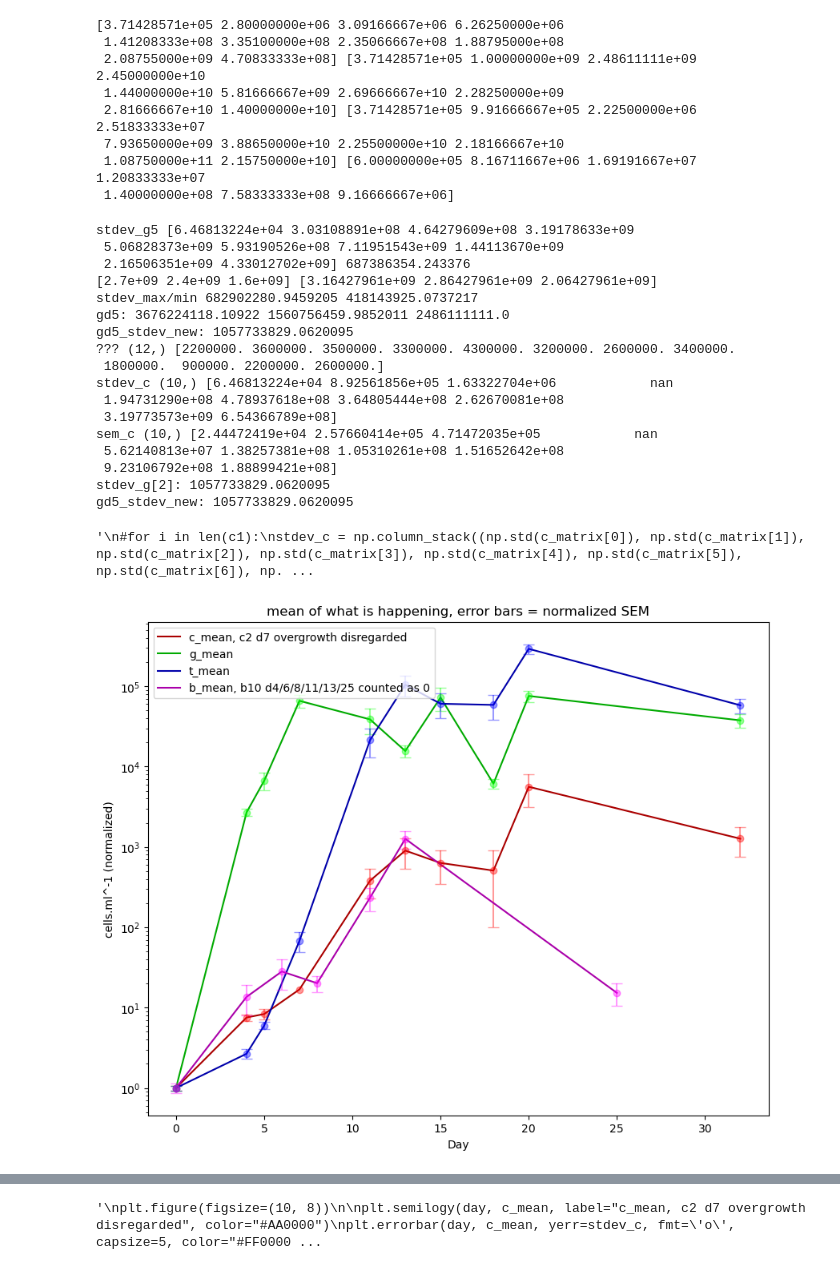
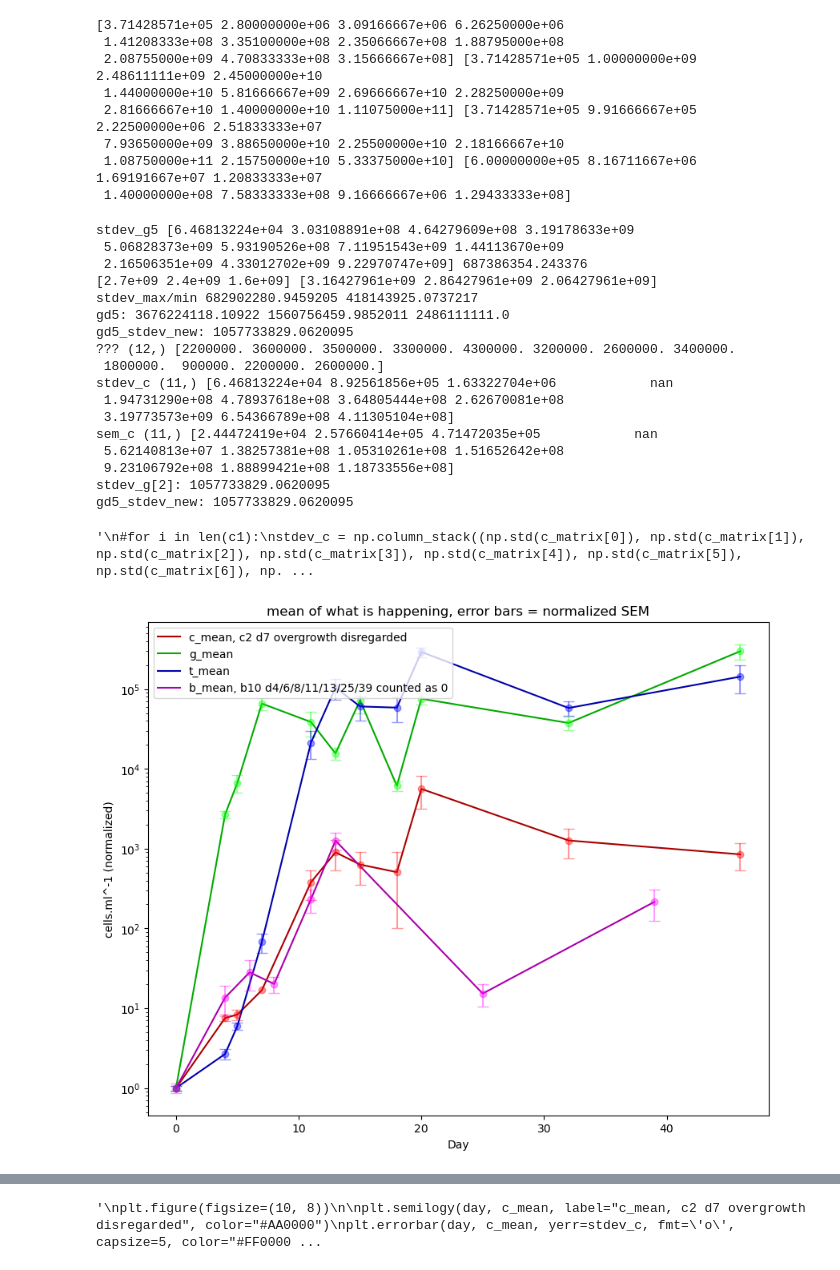
Before and after one commit to lucca-cas/tholinlab, a Jupyter notebook: cupriavidus.ipynb, the cells around one changed output, grey strips where cells are left out. Cells and saved outputs as stored; diff of their text form; code cells hidden in the pictures.

```diff
--- a/cupriavidus.ipynb
+++ b/cupriavidus.ipynb
@@ -229,33 +254,33 @@ b12d25_mean = np.mean(b12d25)
 #mod
 # %%
-c1 = np.array([cgtd0_mean, 3.15E6, 1.775E6, 1.0275E7, 4.975E6, 4.325E6, 4.0E6, 5.56E6, 1.15E7, 6E7]) #mod
+c1 = np.array([cgtd0_mean, 3.15E6, 1.775E6, 1.0275E7, 4.975E6, 4.325E6, 4.0E6, 5.56E6, 1.15E7, 6E7, c1d46_mean]) #mod
 c1n = c1/cgtd0_mean
-c2 = np.array([cgtd0_mean, 3.375E6, 5.275E6, np.nan, 4.175E8, 1.0E9, 7.0E8, 5.6E8, 6.25E9, 1.35E9]) #np.nan --> overgrown #mod            c2d18 n=1
+c2 = np.array([cgtd0_mean, 3.375E6, 5.275E6, np.nan, 4.175E8, 1.0E9, 7.0E8, 5.6E8, 6.25E9, 1.35E9, c2d46_mean]) #np.nan --> overgrown #mod            c2d18 n=1
 c2n = c2/cgtd0_mean
 #print((np.log10(c2[2])+np.log10(c2[4])))
 #c2_interpolatedish = np.array([3.646E5, 3.375E6, 5.275E6, 15.342878943789351E6, 4.175E8])
-c3 = np.array([cgtd0_mean, 1.875E6, 2.225E6, 2.25E6, 1.15E6, 9.75E5, 1.2E6, 8.25E5, 1.15E6, 2.5E6]) #mod
+c3 = np.array([cgtd0_mean, 1.875E6, 2.225E6, 2.25E6, 1.15E6, 9.75E5, 1.2E6, 8.25E5, 1.15E6, 2.5E6, c3d46_mean]) #mod
 c3n = c3/cgtd0_mean
 
-g4 = np.array([cgtd0_mean, 8.0E8, 1.975E9, 1.775E10, 1.8E9, 9.75E9, 9.75E9, 1.6725E9, 4.1E10, 9E9]) #mod
+g4 = np.array([cgtd0_mean, 8.0E8, 1.975E9, 1.775E10, 1.8E9, 9.75E9, 9.75E9, 1.6725E9, 4.1E10, 9E9, g4d46_mean]) #mod
 g4n = g4/cgtd0_mean
-g5 = np.array([cgtd0_mean, 8.75E8, 2.233333333E9, 1.125E10, 3.875E10, 2.925E9, 6.775E10, 2.425E9, 3.675E10, 2.65E10]) #mod        g5d5 n=3
+g5 = np.array([cgtd0_mean, 8.75E8, 2.233333333E9, 1.125E10, 3.875E10, 2.925E9, 6.775E10, 2.425E9, 3.675E10, 2.65E10, g5d46_mean]) #mod        g5d5 n=3
 g5n = g5/cgtd0_mean
-g6 = np.array([cgtd0_mean, 1.325E9, 3.25E9, 4.45E10, 2.65E9, 4.775E9, 3.4E9, 2.75E9, 6.75E9, 6.5E9]) #mod
+g6 = np.array([cgtd0_mean, 1.325E9, 3.25E9, 4.45E10, 2.65E9, 4.775E9, 3.4E9, 2.75E9, 6.75E9, 6.5E9, g6d46_mean]) #mod
 g6n = g6/cgtd0_mean
 
-t7 = np.array([cgtd0_mean, 9.25E5, 1.4E6, 2.55E6, 9.5E6, 9.5E7, 1.9E9, 4.95E9, 9.45E10, 3.575E10]) #mod
+t7 = np.array([cgtd0_mean, 9.25E5, 1.4E6, 2.55E6, 9.5E6, 9.5E7, 1.9E9, 4.95E9, 9.45E10, 3.575E10, t7d46_mean]) #mod
 t7n = t7/cgtd0_mean
-t8 = np.array([cgtd0_mean, 1.275E6, 3.05E6, 5.75E7, 2.3E9, 2.425E10, 9.75E9, 2.25E9, 5.325E10, 1.975E9]) #mod
+t8 = np.array([cgtd0_mean, 1.275E6, 3.05E6, 5.75E7, 2.3E9, 2.425E10, 9.75E9, 2.25E9, 5.325E10, 1.975E9, t8d46_mean]) #mod
 t8n = t8/cgtd0_mean
-t9 = np.array([cgtd0_mean, 7.75E5, 2.225E6, 1.55E7, 2.15E10, 9.225E10, 5.6E10, 5.825E10, 1.785E11, 2.7E10]) #mod
+t9 = np.array([cgtd0_mean, 7.75E5, 2.225E6, 1.55E7, 2.15E10, 9.225E10, 5.6E10, 5.825E10, 1.785E11, 2.7E10, t9d46_mean]) #mod
 t9n = t9/cgtd0_mean
 
-b10 = np.array([bd0_mean, np.nan, np.nan, np.nan, np.nan, np.nan, np.nan]) #np.nan(s) --> No cells present #mod
+b10 = np.array([bd0_mean, np.nan, np.nan, np.nan, np.nan, np.nan, np.nan, np.nan]) #np.nan(s) --> No cells present #mod
 b10n = b10/bd0_mean
-b11 = np.array([bd0_mean, 1.35E3, 2.575E5, 1.25E7, 6.5E7, 1.425E9, 2.275E7]) #mod
+b11 = np.array([bd0_mean, 1.35E3, 2.575E5, 1.25E7, 6.5E7, 1.425E9, 2.275E7, b11d39_mean]) #mod
 b11n = b11/bd0_mean
-b12 = np.array([bd0_mean, 2.45E7, 5.05E7, 2.375E7, 3.55E8, 8.5E8, 4.75E6]) #mod
+b12 = np.array([bd0_mean, 2.45E7, 5.05E7, 2.375E7, 3.55E8, 8.5E8, 4.75E6, b12d39_mean]) #mod
 b12n = b12/bd0_mean
 # %%
 import statistics
@@ -357,6 +382,6 @@ sem_n c1 (10,) [ 0.08707101  0.75252288  0.68226896  1.38390573  0.45025777  0.1
 # %%
-day = np.array([0, 4, 5, 7, 11, 13, 15, 18, 20, 32]) #mod
-day_b = np.array([0, 4, 6, 8, 11, 13, 25]) #mod
+day = np.array([0, 4, 5, 7, 11, 13, 15, 18, 20, 32, 46]) #mod
+day_b = np.array([0, 4, 6, 8, 11, 13, 25, 39]) #mod
 
 plt.figure(figsize=(10, 8))
 plt.semilogy(day, c1n, label="c1", color="#FF0000")
@@ -380,7 +405,7 @@ plt.errorbar(day, t8n, yerr=sem_t8_n, fmt='o', capsize=5, color="#0000AA", alpha
 plt.semilogy(day, t9n, label="t9", color="#000066")
 plt.errorbar(day, t9n, yerr=sem_t9_n, fmt='o', capsize=5, color="#000066", alpha=0.4)
 
-plt.semilogy(day_b, b10n, label="b10, d4/6/8/11/13/25 = 0", color="#FF00FF") #mod (label)
+plt.semilogy(day_b, b10n, label="b10, d4/6/8/11/13/25/39 = 0", color="#FF00FF") #mod (label)
 plt.semilogy(0, b10n[0], 'o', color="#FF00FF")
 plt.errorbar(day_b, b10n, yerr=sem_b10_n, fmt='o', capsize=5, color="#FF00FF", alpha=0.4)
 plt.semilogy(day_b, b11n, label="b11", color="#AA00AA")
@@ -461,6 +486,7 @@ b_mean[3] = (0+b11[3]+b12[3])/3
 b_mean[4] = (0+b11[4]+b12[4])/3
 b_mean[5] = (0+b11[5]+b12[5])/3
 b_mean[6] = (0+b11[6]+b12[6])/3
+b_mean[7] = (0+b11[7]+b12[7])/3
 #mod (if new b10 is still 0)
 b_mean_n = b_mean/bd0_mean
 b_mean_adj = mean_of_arrays_adj(b11,b12)
@@ -470,12 +496,12 @@ print(c_mean, g_mean, t_mean, b_mean)
 # %% [output]
 [3.71428571e+05 2.80000000e+06 3.09166667e+06 6.26250000e+06
  1.41208333e+08 3.35100000e+08 2.35066667e+08 1.88795000e+08
- 2.08755000e+09 4.70833333e+08] [3.71428571e+05 1.00000000e+09 2.48611111e+09 2.45000000e+10
+ 2.08755000e+09 4.70833333e+08 3.15666667e+08] [3.71428571e+05 1.00000000e+09 2.48611111e+09 2.45000000e+10
  1.44000000e+10 5.81666667e+09 2.69666667e+10 2.28250000e+09
- 2.81666667e+10 1.40000000e+10] [3.71428571e+05 9.91666667e+05 2.22500000e+06 2.51833333e+07
+ 2.81666667e+10 1.40000000e+10 1.11075000e+11] [3.71428571e+05 9.91666667e+05 2.22500000e+06 2.51833333e+07
  7.93650000e+09 3.88650000e+10 2.25500000e+10 2.18166667e+10
- 1.08750000e+11 2.15750000e+10] [6.00000000e+05 8.16711667e+06 1.69191667e+07 1.20833333e+07
- 1.40000000e+08 7.58333333e+08 9.16666667e+06]
+ 1.08750000e+11 2.15750000e+10 5.33375000e+10] [6.00000000e+05 8.16711667e+06 1.69191667e+07 1.20833333e+07
+ 1.40000000e+08 7.58333333e+08 9.16666667e+06 1.29433333e+08]
 # %%
 cd4_comb = np.concatenate((c1d4, c2d4, c3d4))
 cd5_comb = np.concatenate((c1d5, c2d5, c3d5))
@@ -486,6 +512,8 @@ cd15_comb = np.concatenate((c1d15, c2d15, c3d15))
 cd18_comb = np.concatenate((c1d18, c2d18, c3d18))
 cd20_comb = np.concatenate((c1d20, c2d20, c3d20))
 cd32_comb = np.concatenate((c1d32, c2d32, c3d32))
+cd46_comb = np.concatenate((c1d46, c2d46, c3d46))
+
 #mod
 
 cd4_comb_adj = np.concatenate((c1d4, c3d4))
@@ -497,6 +525,8 @@ cd15_comb_adj = np.concatenate((c1d15, c3d15))
 cd18_comb_adj = np.concatenate((c1d18, c3d18))
 cd20_comb_adj = np.concatenate((c1d20, c3d20))
 cd32_comb_adj = np.concatenate((c1d32, c3d32))
+cd46_comb_adj = np.concatenate((c1d46, c3d46))
+
 #mod
 
 print('stdev_g5', stdev_g5, stdev_g6[2])
@@ -566,6 +596,8 @@ gd15_comb = np.concatenate((g4d15, g5d15, g6d15))
 gd18_comb = np.concatenate((g4d18, g5d18, g6d18))
 gd20_comb = np.concatenate((g4d20, g5d20, g6d20))
 gd32_comb = np.concatenate((g4d32, g5d32, g6d32))
+gd46_comb = np.concatenate((g4d46, g5d46, g6d46))
+
 #mod
 
 td4_comb = np.concatenate((t7d4, t8d4, t9d4))
@@ -577,6 +609,7 @@ td15_comb = np.concatenate((t7d15, t8d15, t9d15))
 td18_comb = np.concatenate((t7d18, t8d18, t9d18))
 td20_comb = np.concatenate((t7d20, t8d20, t9d20))
 td32_comb = np.concatenate((t7d32, t8d32, t9d32))
+td46_comb = np.concatenate((t7d46, t8d46, t9d46))
 #mod
 
 bd4_comb = np.concatenate((b10d4, b11d4, b12d4))
@@ -585,15 +618,16 @@ bd8_comb = np.concatenate((b10d8, b11d8, b12d8))
 bd11_comb = np.concatenate((b10d11, b11d11, b12d11))
 bd13_comb = np.concatenate((b10d13, b11d13, b12d13))
 bd25_comb = np.concatenate((b10d25, b11d25, b12d25))
+bd39_comb = np.concatenate((b10d39, b11d39, b12d39))
 #mod
 
 print('???', np.shape(cd4_comb), cd4_comb)
 
-stdev_c = np.array([day0_stdev, np.std(cd4_comb), np.std(cd5_comb), np.std(cd7_comb), np.std(cd11_comb), np.std(cd13_comb), np.std(cd15_comb), cd18_stdev_new, np.std(cd20_comb), np.std(cd32_comb)])#mod
-stdev_c_adj = np.array([day0_stdev, np.std(cd4_comb_adj), np.std(cd5_comb_adj), np.std(cd7_comb_adj), np.std(cd11_comb_adj), np.std(cd13_comb_adj), np.std(cd15_comb_adj), np.std(cd18_comb_adj), np.std(cd20_comb_adj), np.std(cd32_comb_adj)])#mod
-stdev_g = np.array([day0_stdev, np.std(gd4_comb), gd5_stdev_new, np.std(gd7_comb), np.std(gd11_comb), np.std(gd13_comb), np.std(gd15_comb), np.std(gd18_comb), np.std(gd20_comb), np.std(gd32_comb)])#mod
-stdev_t = np.array([day0_stdev, np.std(td4_comb), np.std(td5_comb), np.std(td7_comb), np.std(td11_comb), np.std(td13_comb), np.std(td15_comb), np.std(td18_comb), np.std(td20_comb), np.std(td32_comb)])#mod
-stdev_b = np.array([day0_b_stdev, np.std(bd4_comb), np.std(bd6_comb), np.std(bd8_comb), np.std(bd11_comb), np.std(bd13_comb), np.std(bd25_comb)])#mod
+stdev_c = np.array([day0_stdev, np.std(cd4_comb), np.std(cd5_comb), np.std(cd7_comb), np.std(cd11_comb), np.std(cd13_comb), np.std(cd15_comb), cd18_stdev_new, np.std(cd20_comb), np.std(cd32_comb), np.std(cd46_comb)])#mod
+stdev_c_adj = np.array([day0_stdev, np.std(cd4_comb_adj), np.std(cd5_comb_adj), np.std(cd7_comb_adj), np.std(cd11_comb_adj), np.std(cd13_comb_adj), np.std(cd15_comb_adj), np.std(cd18_comb_adj), np.std(cd20_comb_adj), np.std(cd32_comb_adj), np.std(cd46_comb_adj)])#mod
+stdev_g = np.array([day0_stdev, np.std(gd4_comb), gd5_stdev_new, np.std(gd7_comb), np.std(gd11_comb), np.std(gd13_comb), np.std(gd15_comb), np.std(gd18_comb), np.std(gd20_comb), np.std(gd32_comb), np.std(gd46_comb)])#mod
+stdev_t = np.array([day0_stdev, np.std(td4_comb), np.std(td5_comb), np.std(td7_comb), np.std(td11_comb), np.std(td13_comb), np.std(td15_comb), np.std(td18_comb), np.std(td20_comb), np.std(td32_comb), np.std(td46_comb)])#mod
+stdev_b = np.array([day0_b_stdev, np.std(bd4_comb), np.std(bd6_comb), np.std(bd8_comb), np.std(bd11_comb), np.std(bd13_comb), np.std(bd25_comb), np.std(bd39_comb)])#mod
 
 sem_c = stdev_c/(12**0.5)
 sem_c[0] = day_0_sem
@@ -741,46 +775,46 @@ print("stdev_b_n", stdev_b_n)
 # %% [output]
 stdev_g5 [6.46813224e+04 3.03108891e+08 4.64279609e+08 3.19178633e+09
  5.06828373e+09 5.93190526e+08 7.11951543e+09 1.44113670e+09
- 2.16506351e+09 4.33012702e+09] 687386354.243376
+ 2.16506351e+09 4.33012702e+09 9.22970747e+09] 687386354.243376
 [2.7e+09 2.4e+09 1.6e+09] [3.16427961e+09 2.86427961e+09 2.06427961e+09]
 stdev_max/min 682902280.9459205 418143925.0737217
 gd5: 3676224118.10922 1560756459.9852011 2486111111.0
 gd5_stdev_new: 1057733829.0620095
 ??? (12,) [2200000. 3600000. 3500000. 3300000. 4300000. 3200000. 2600000. 3400000.
  1800000.  900000. 2200000. 2600000.]
-stdev_c (10,) [6.46813224e+04 8.92561856e+05 1.63322704e+06            nan
+stdev_c (11,) [6.46813224e+04 8.92561856e+05 1.63322704e+06            nan
  1.94731290e+08 4.78937618e+08 3.64805444e+08 2.62670081e+08
- 3.19773573e+09 6.54366789e+08]
-sem_c (10,) [2.44472419e+04 2.57660414e+05 4.71472035e+05            nan
+ 3.19773573e+09 6.54366789e+08 4.11305104e+08]
+sem_c (11,) [2.44472419e+04 2.57660414e+05 4.71472035e+05            nan
  5.62140813e+07 1.38257381e+08 1.05310261e+08 1.51652642e+08
- 9.23106792e+08 1.88899421e+08]
+ 9.23106792e+08 1.88899421e+08 1.18733556e+08]
 stdev_g[2]: 1057733829.0620095
 gd5_stdev_new: 1057733829.0620095
 '\n#for i in len(c1):\nstdev_c = np.column_stack((np.std(c_matrix[0]), np.std(c_matrix[1]), np.std(c_matrix[2]), np.std(c_matrix[3]), np.std(c_matrix[4]), np.std(c_matrix[5]), np.std(c_matrix[6]), np. ...
 # %%
 
 plt.figure(figsize=(10, 8))
 
 plt.semilogy(day, c_mean_n, label="c_mean, c2 d7 overgrowth disregarded", color="#AA0000")
 plt.errorbar(day, c_mean_n, yerr=sem_c_n, fmt='o', capsize=5, color="#FF0000", alpha=0.4)
 
 plt.semilogy(day, g_mean_n, label="g_mean", color="#00AA00")
 plt.errorbar(day, g_mean_n, yerr=sem_g_n, fmt='o', capsize=5, color="#00FF00", alpha=0.4)
 
 plt.semilogy(day, t_mean_n, label="t_mean", color="#0000AA")
 plt.errorbar(day, t_mean_n, yerr=sem_t_n, fmt='o', capsize=5, color="#0000FF", alpha=0.4)
 
-plt.semilogy(day_b, b_mean_n, label="b_mean, b10 d4/6/8/11/13/25 counted as 0", color="#AA00AA") #mod (label)
+plt.semilogy(day_b, b_mean_n, label="b_mean, b10 d4/6/8/11/13/25/39 counted as 0", color="#AA00AA") #mod (label)
 plt.errorbar(day_b, b_mean_n, yerr=sem_b_n, fmt='o', capsize=5, color="#FF00FF", alpha=0.4)
 
 
 plt.xlabel("Day")
 plt.ylabel("cells.ml^-1 (normalized)")
 plt.title("mean of what is happening, error bars = normalized SEM")
 plt.legend(loc='upper left')
 plt.show()
 # %% [output]
-[figure, old version]
+[figure, new version]
 # %%
 print(c_mean_n_adj)
 print(b_mean_n_adj)
```
Also changed, not shown: parts of 5 cells of this notebook, 2 other files.
